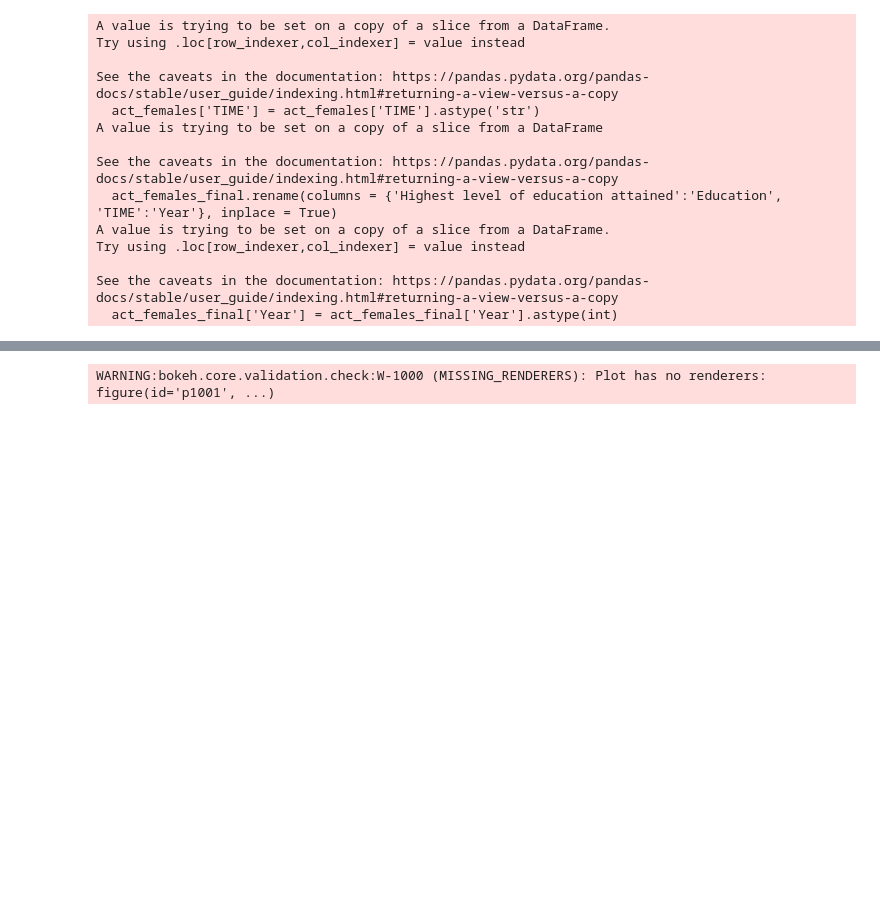
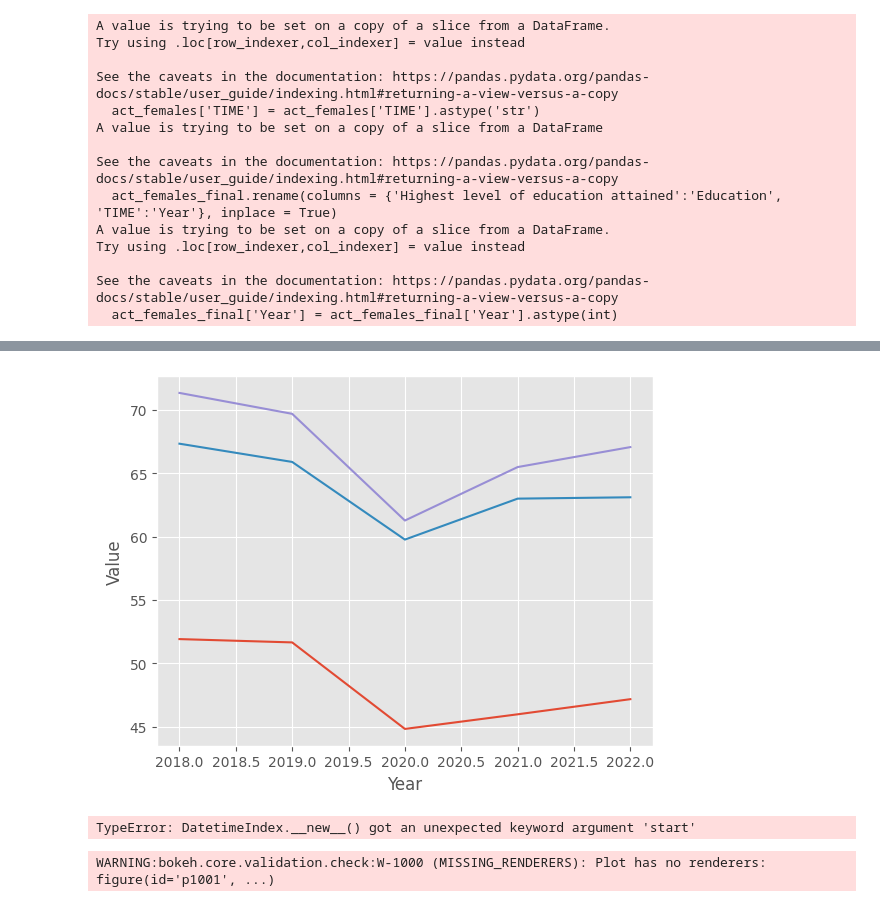
Before and after one commit to openaccesstoimmigrants/EmpowerItaly, a Jupyter notebook: Data_Management.ipynb, the cells around one changed output, grey strips where cells are left out. Saved outputs shown, nothing was run; the diff lists cells and outputs as text; code cells hidden in the pictures; blank space fills up the shorter version.

Commit message:
charts update

```diff
--- a/Data_Management.ipynb
+++ b/Data_Management.ipynb
@@ -110,3 +118,36 @@ See the caveats in the documentation: https://pandas.pydata.org/pandas-docs/stab
+# %%
+import seaborn as sns
+import matplotlib.pyplot as plt
+import pandas as pd
+import numpy as np
+plt.style.use('ggplot')
+
+fig, ax = plt.subplots()
+ax= sns.lineplot(x='Year', y='Value', data=act_females_ed_1)
+ax1 = sns.lineplot(x='Year', y='Value', data=act_females_ed_2)
+ax2 = sns.lineplot(x='Year', y='Value', data=act_females_ed_3)
+# %% [output]
+[figure, added]
+# %%
+import pandas as pd
+import numpy as np
+from bokeh.palettes import Spectral11
+from bokeh.plotting import figure, show, output_file
+output_file('temp.html')
+
+toy_df = pd.DataFrame(data=np.random.rand(5,3), columns = ('a', 'b' ,'c'), index = pd.DatetimeIndex(start='01-01-2015',periods=5, freq='d'))
+
+numlines=len(toy_df.columns)
+mypalette=Spectral11[0:numlines]
+
+p = figure(width=500, height=300, x_axis_type="datetime")
+p.multi_line(xs=[toy_df.index.values]*numlines,
+                ys=[toy_df[name].values for name in toy_df],
+                line_color=mypalette,
+                line_width=5)
+show(p)
+# %% [output]
+TypeError: DatetimeIndex.__new__() got an unexpected keyword argument 'start'
 # %%
 x = [2018, 2019, 2020, 2021, 2022]
 from bokeh.plotting import figure, show
```
Also changed, not shown: parts of 2 cells of this notebook.
